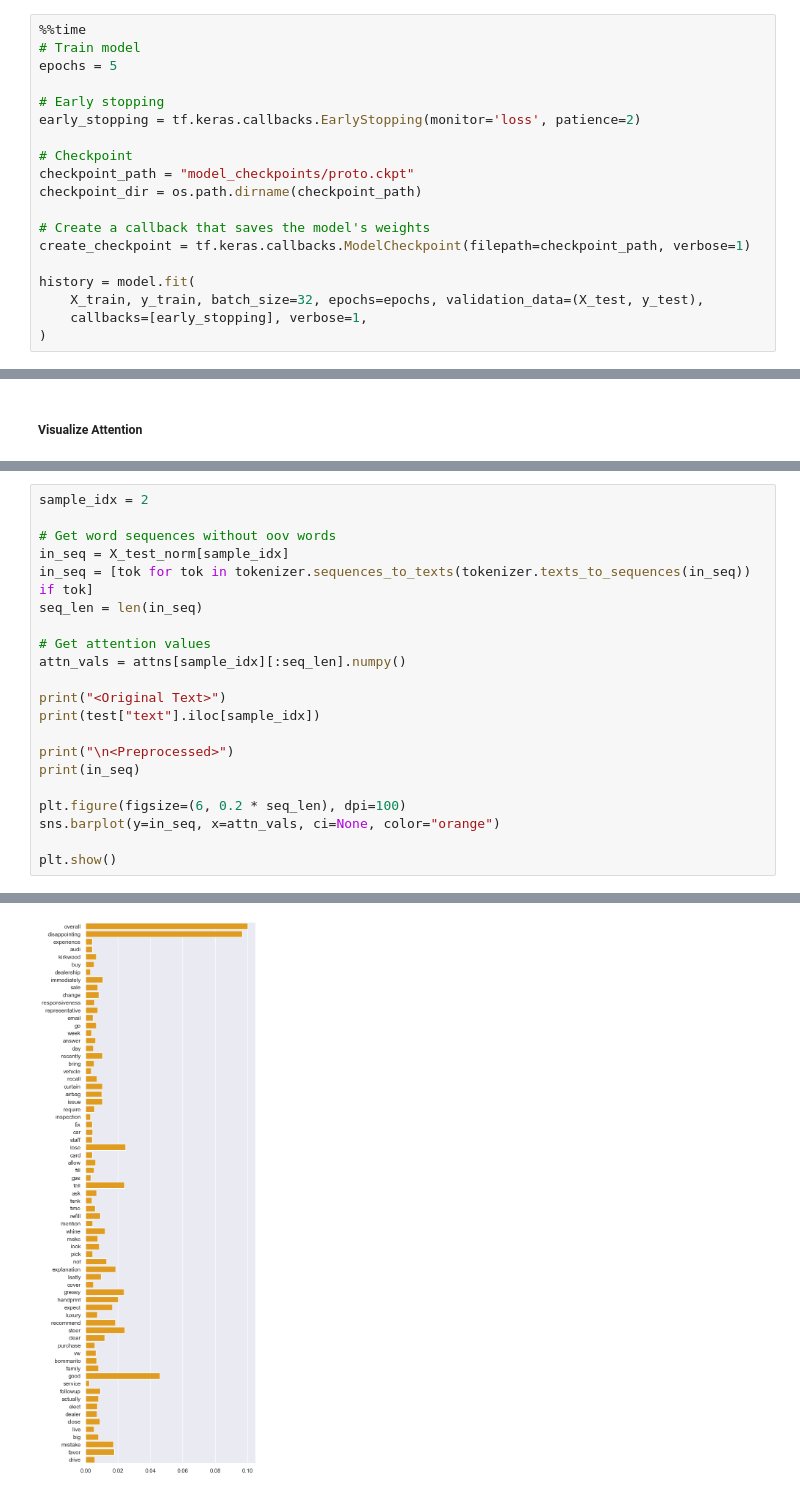
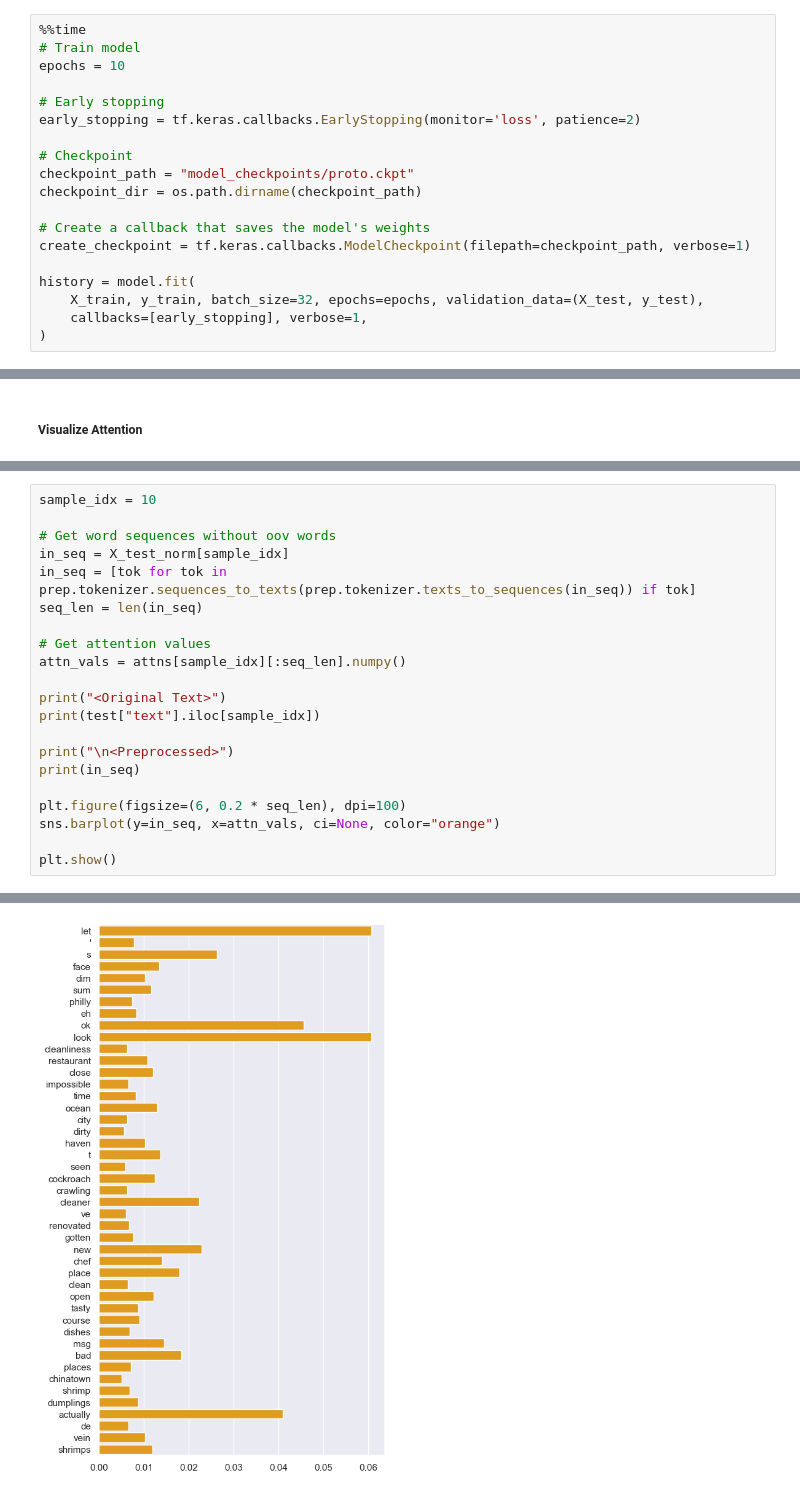
Before and after one commit to ericzander/cs374-yelp-attention, a Jupyter notebook: prototypes/project_prototype4.ipynb, the cells around one changed output, grey strips where cells are left out. Saved outputs shown, nothing was run; the diff lists cells and outputs as text.

```diff
--- a/prototypes/project_prototype4.ipynb
+++ b/prototypes/project_prototype4.ipynb
@@ -286,7 +292,7 @@ _________________________________________________________________
 # %%
 %%time
 # Train model
-epochs = 5
+epochs = 10
 
 # Early stopping
 early_stopping = tf.keras.callbacks.EarlyStopping(monitor='loss', patience=2)
@@ -407,9 +416,9 @@ tokenizer
 # %%
-sample_idx = 2
+sample_idx = 10
 
 # Get word sequences without oov words
 in_seq = X_test_norm[sample_idx]
-in_seq = [tok for tok in tokenizer.sequences_to_texts(tokenizer.texts_to_sequences(in_seq)) if tok]
+in_seq = [tok for tok in prep.tokenizer.sequences_to_texts(prep.tokenizer.texts_to_sequences(in_seq)) if tok]
 seq_len = len(in_seq)
 
 # Get attention values
@@ -434 +446 @@ Overall very disappointing experience with Audi Kirkwood.  Bought a 2014 Audi fr
-[figure, old version]
+[figure, new version]
```
Also changed, not shown: parts of 24 cells of this notebook, 4 other files.
